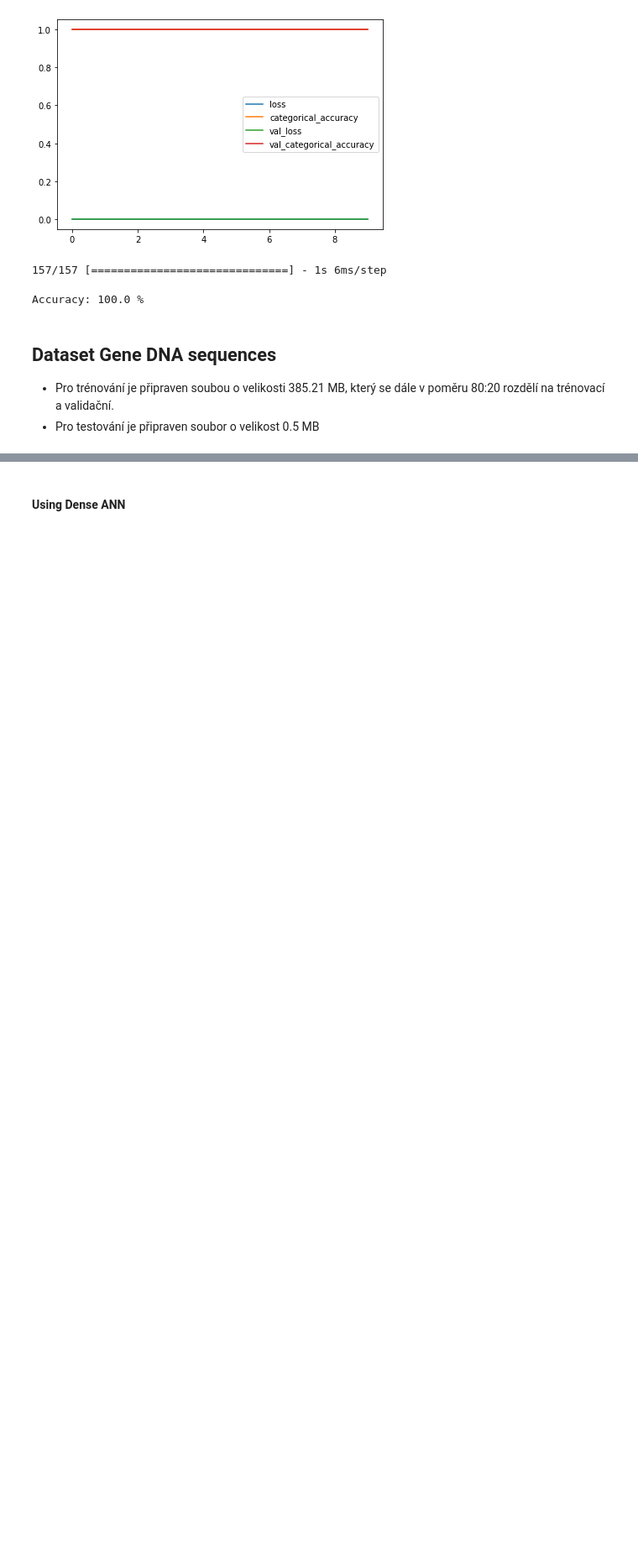
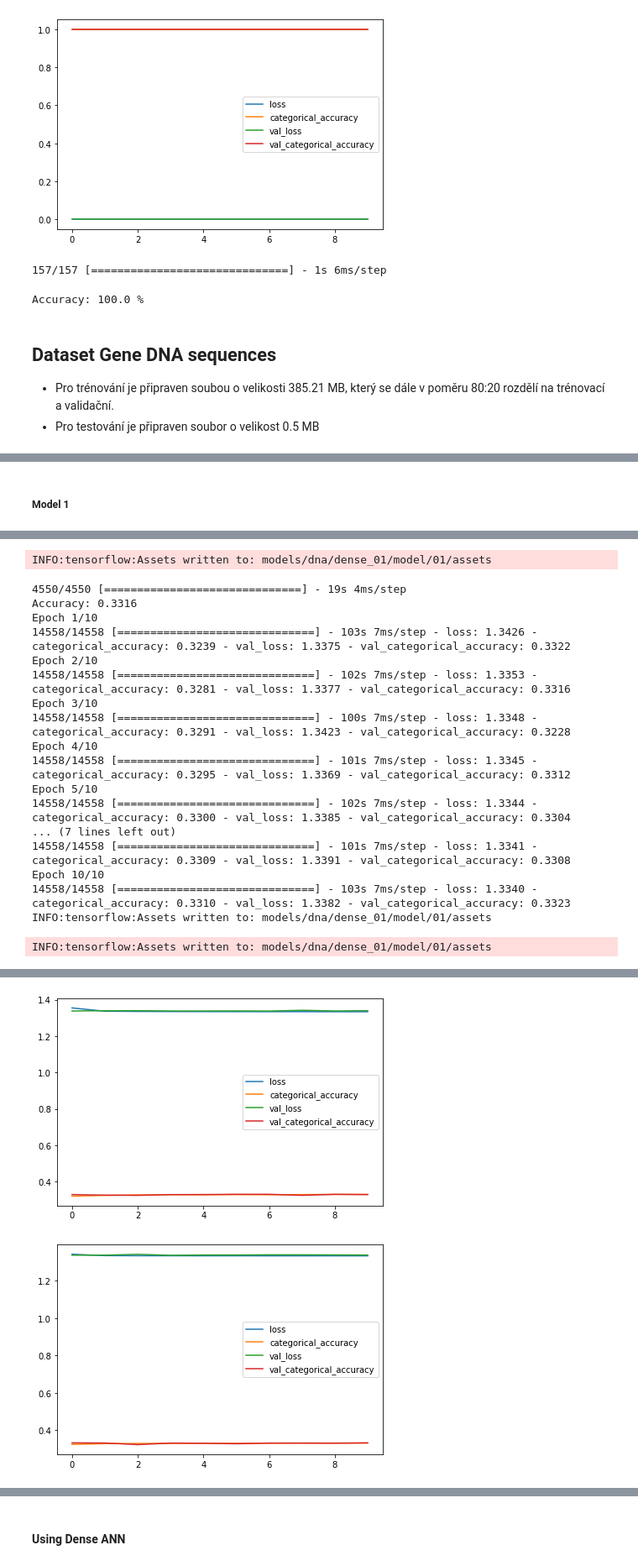
Before and after one commit to Weliras/Data-compression-and-neural-networks, a Jupyter notebook: SemestralProject.ipynb, the cells around one changed output, grey strips where cells are left out. Shown at 84% size. Saved outputs shown, nothing was run; the diff lists cells and outputs as text; code cells hidden in the pictures; blank space fills up the shorter version.

```diff
--- a/SemestralProject.ipynb
+++ b/SemestralProject.ipynb
@@ -840,0 +1054,11 @@ original_size_in_bits
+# %% [markdown]
+##### Model 1
+# %%
+for b_s in batch_sizes:
+    model = create_dense_model_1()
+    weight_filepath = 'models/dna/dense_01/weights/01.best.hdf5'
+    model_filepath = 'models/dna/dense_01/model/01'
+
+    experiment(train_x, train_y, val_x, val_y, test_x, test_y, model, weight_filepath, model_filepath, original_size_in_bits, batch_size=b_s,
+              epochs=10, shuffle=True, k=k)
+# %% [output]
@@ -840,0 +1082,19 @@ original_size_in_bits
+INFO:tensorflow:Assets written to: models/dna/dense_01/model/01/assets
+4550/4550 [==============================] - 19s 4ms/step
+Accuracy: 0.3316
+Epoch 1/10
+14558/14558 [==============================] - 103s 7ms/step - loss: 1.3426 - categorical_accuracy: 0.3239 - val_loss: 1.3375 - val_categorical_accuracy: 0.3322
+Epoch 2/10
+14558/14558 [==============================] - 102s 7ms/step - loss: 1.3353 - categorical_accuracy: 0.3281 - val_loss: 1.3377 - val_categorical_accuracy: 0.3316
+Epoch 3/10
+14558/14558 [==============================] - 100s 7ms/step - loss: 1.3348 - categorical_accuracy: 0.3291 - val_loss: 1.3423 - val_categorical_accuracy: 0.3228
+Epoch 4/10
+14558/14558 [==============================] - 101s 7ms/step - loss: 1.3345 - categorical_accuracy: 0.3295 - val_loss: 1.3369 - val_categorical_accuracy: 0.3312
+Epoch 5/10
+14558/14558 [==============================] - 102s 7ms/step - loss: 1.3344 - categorical_accuracy: 0.3300 - val_loss: 1.3385 - val_categorical_accuracy: 0.3304
+... (7 lines left out)
+14558/14558 [==============================] - 101s 7ms/step - loss: 1.3341 - categorical_accuracy: 0.3309 - val_loss: 1.3391 - val_categorical_accuracy: 0.3308
+Epoch 10/10
+14558/14558 [==============================] - 103s 7ms/step - loss: 1.3340 - categorical_accuracy: 0.3310 - val_loss: 1.3382 - val_categorical_accuracy: 0.3323
+INFO:tensorflow:Assets written to: models/dna/dense_01/model/01/assets
+INFO:tensorflow:Assets written to: models/dna/dense_01/model/01/assets
@@ -840,0 +1103,2 @@ original_size_in_bits
+[figure, added]
+[figure, added]
```
Also changed, not shown: parts of 76 cells of this notebook.
